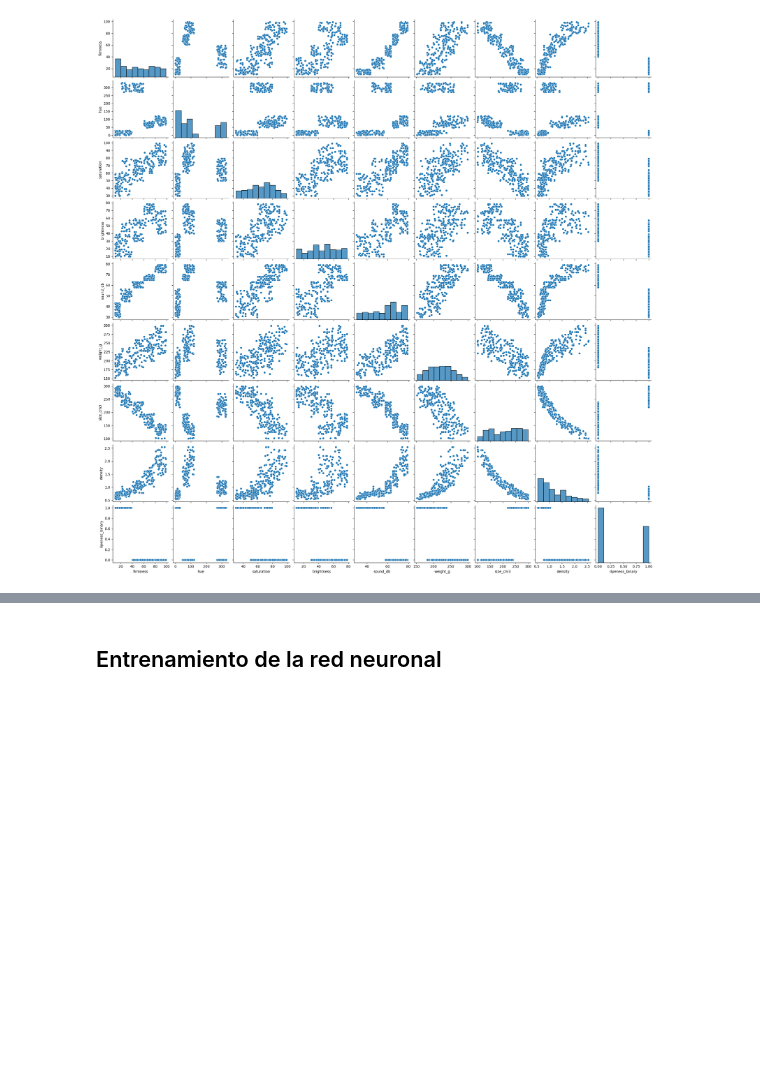
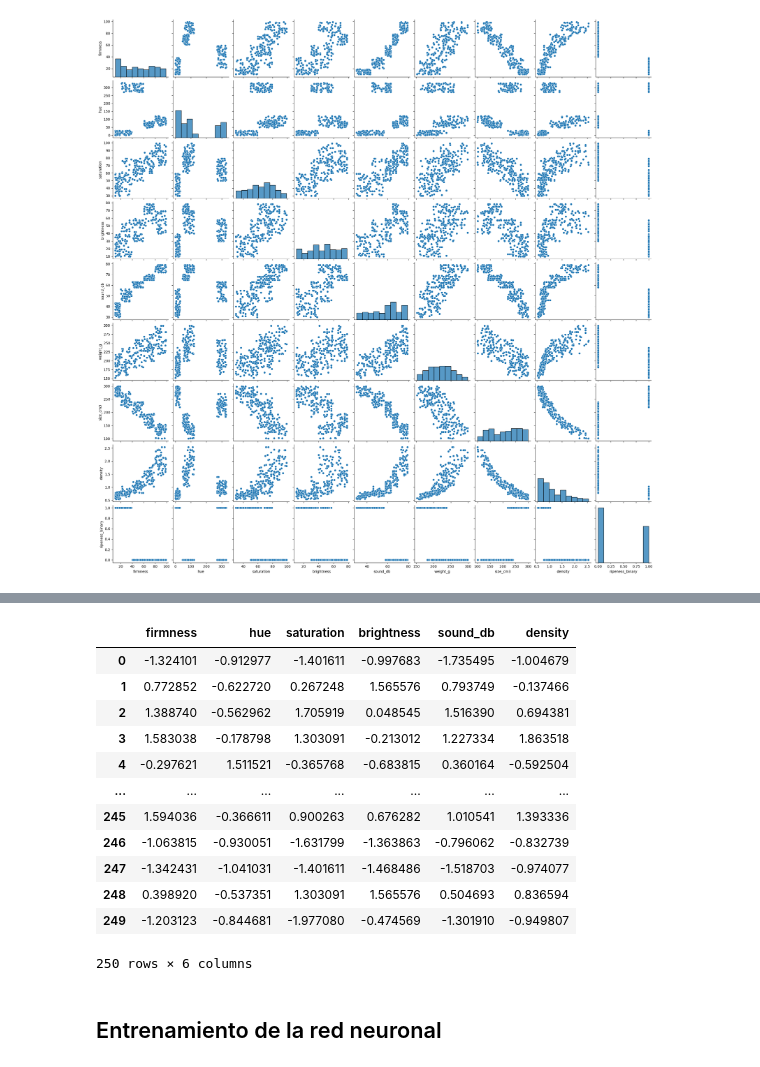
Before and after one commit to masouto94/RedNeuronalMatematicaIII, a Jupyter notebook: avocadoPerceptron.ipynb, the cells around one changed output, grey strips where cells are left out. Cells and saved outputs as stored; diff of their text form; code cells hidden in the pictures; blank space fills up the shorter version.

```diff
--- a/avocadoPerceptron.ipynb
+++ b/avocadoPerceptron.ipynb
@@ -206,0 +259,16 @@ sns.pairplot(df_avocado)
+# %%
+df_avocado_features_std
+# %% [output]
+|  | firmness | hue | saturation | brightness | sound_db | density |
+| 0 | -1.324101 | -0.912977 | -1.401611 | -0.997683 | -1.735495 | -1.004679 |
+| 1 | 0.772852 | -0.622720 | 0.267248 | 1.565576 | 0.793749 | -0.137466 |
+| 2 | 1.388740 | -0.562962 | 1.705919 | 0.048545 | 1.516390 | 0.694381 |
+| 3 | 1.583038 | -0.178798 | 1.303091 | -0.213012 | 1.227334 | 1.863518 |
+| 4 | -0.297621 | 1.511521 | -0.365768 | -0.683815 | 0.360164 | -0.592504 |
+| ... | ... | ... | ... | ... | ... | ... |
+| 245 | 1.594036 | -0.366611 | 0.900263 | 0.676282 | 1.010541 | 1.393336 |
+| 246 | -1.063815 | -0.930051 | -1.631799 | -1.363863 | -0.796062 | -0.832739 |
+| 247 | -1.342431 | -1.041031 | -1.401611 | -1.468486 | -1.518703 | -0.974077 |
+| 248 | 0.398920 | -0.537351 | 1.303091 | 1.565576 | 0.504693 | 0.836594 |
+| 249 | -1.203123 | -0.844681 | -1.977080 | -0.474569 | -1.301910 | -0.949807 |
+250 rows × 6 columns
```
Also changed, not shown: parts of 8 cells of this notebook.
